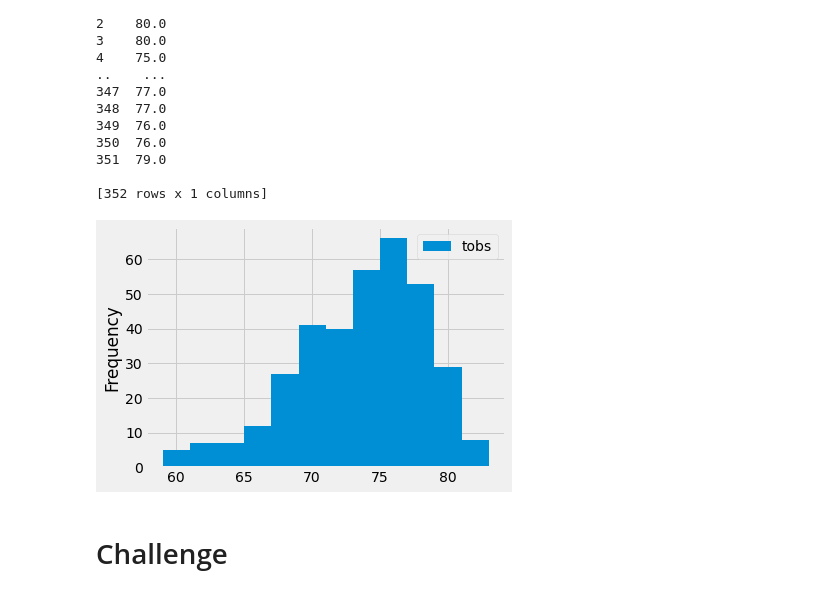
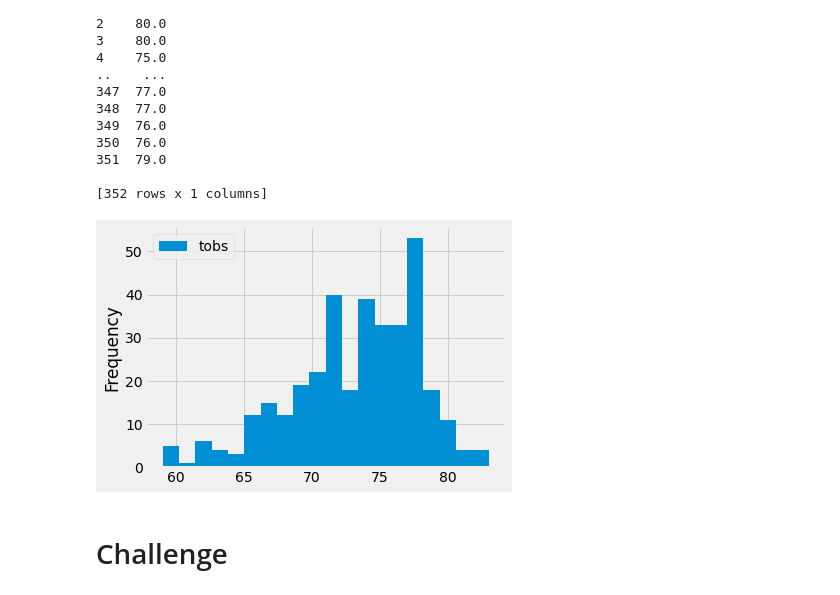
Before and after one commit to cgurbatri/surfs_up, a Jupyter notebook: climate_analysis.ipynb, the cells around one changed output. Cells and saved outputs as stored; diff of their text form; code cells hidden in the pictures.

```diff
--- a/climate_analysis.ipynb
+++ b/climate_analysis.ipynb
@@ -177,10 +177,10 @@ print(df)
 [352 rows x 1 columns]
 # %%
 # plot the results as a histogram
-df.plot.hist(bins=12)
+df.plot.hist(bins=20)
 plt.tight_layout()
 # %% [output]
-[figure, old version]
+[figure, new version]
 # %%
 # Write a function called `calc_temps` that will accept start date and end date in the format '%Y-%m-%d'
 # and return the minimum, average, and maximum temperatures for that range of dates
```
Also changed, not shown: 2 other files.
